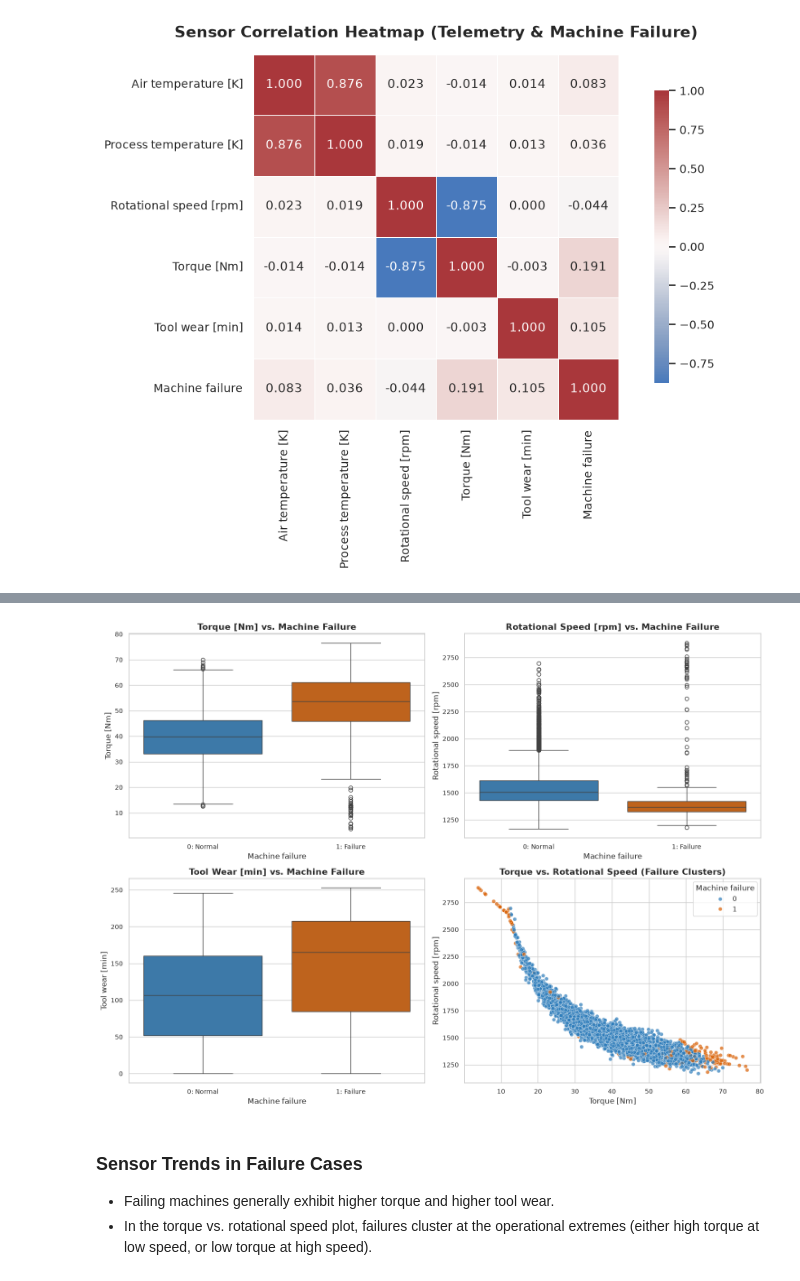
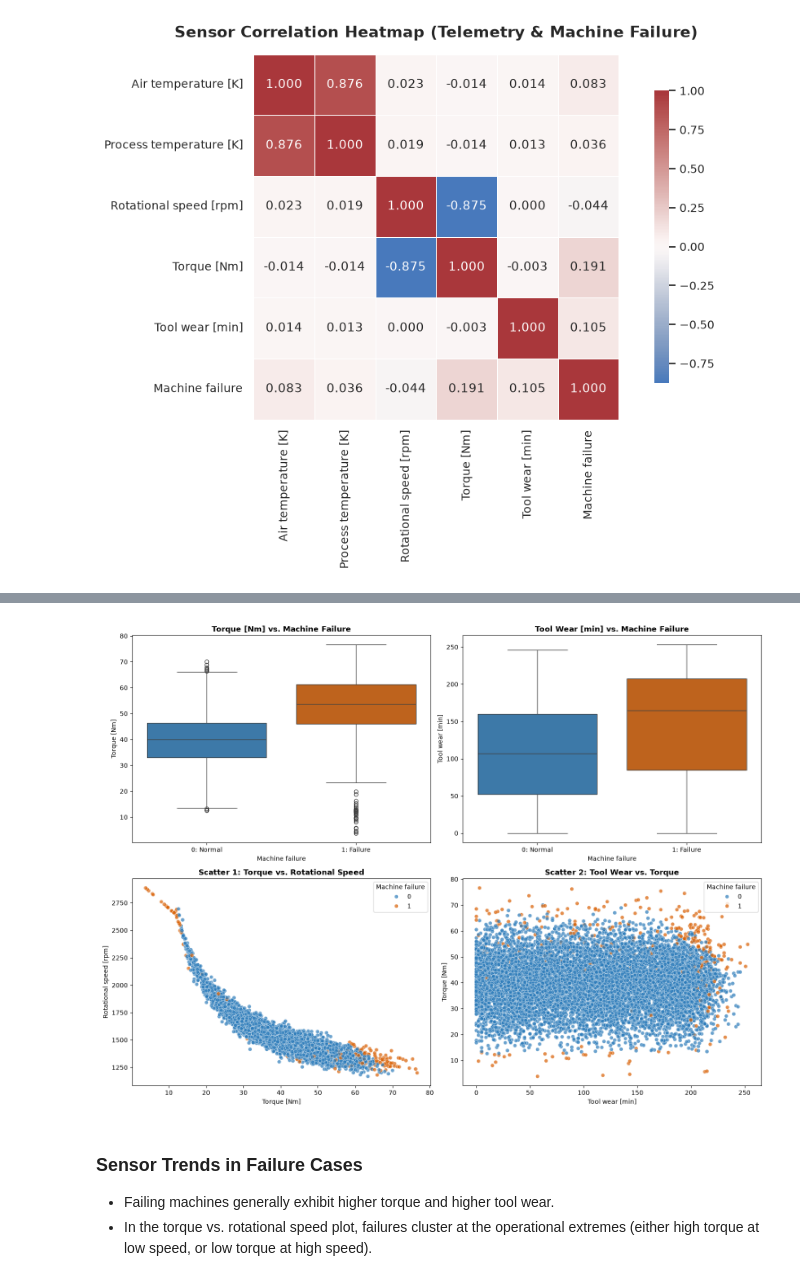
Before and after one commit to Nandot006/machine-health-profiling, a Jupyter notebook: notebooks/02_Classification_AI4I.ipynb, the cells around one changed output, grey strips where cells are left out. Cells and saved outputs as stored; diff of their text form; code cells hidden in the pictures.

Commit message:
update eda scatter plots, outlier checks, and feature engineering justifications

```diff
--- a/notebooks/02_Classification_AI4I.ipynb
+++ b/notebooks/02_Classification_AI4I.ipynb
@@ -183,29 +200,28 @@ plt.show()
 # %%
 fig, axes = plt.subplots(2, 2, figsize=(15, 11))
 
 sns.boxplot(x="Machine failure", y="Torque [Nm]", data=df, ax=axes[0, 0], palette=["#2b7bba", "#d95f02"], hue="Machine failure", legend=False)
 axes[0, 0].set_title("Torque [Nm] vs. Machine Failure", fontweight="bold")
 axes[0, 0].set_xticks([0, 1])
 axes[0, 0].set_xticklabels(["0: Normal", "1: Failure"])
 
-sns.boxplot(x="Machine failure", y="Rotational speed [rpm]", data=df, ax=axes[0, 1], palette=["#2b7bba", "#d95f02"], hue="Machine failure", legend=False)
-axes[0, 1].set_title("Rotational Speed [rpm] vs. Machine Failure", fontweight="bold")
+sns.boxplot(x="Machine failure", y="Tool wear [min]", data=df, ax=axes[0, 1], palette=["#2b7bba", "#d95f02"], hue="Machine failure", legend=False)
+axes[0, 1].set_title("Tool Wear [min] vs. Machine Failure", fontweight="bold")
 axes[0, 1].set_xticks([0, 1])
 axes[0, 1].set_xticklabels(["0: Normal", "1: Failure"])
 
-sns.boxplot(x="Machine failure", y="Tool wear [min]", data=df, ax=axes[1, 0], palette=["#2b7bba", "#d95f02"], hue="Machine failure", legend=False)
-axes[1, 0].set_title("Tool Wear [min] vs. Machine Failure", fontweight="bold")
-axes[1, 0].set_xticks([0, 1])
-axes[1, 0].set_xticklabels(["0: Normal", "1: Failure"])
+sns.scatterplot(x="Torque [Nm]", y="Rotational speed [rpm]", hue="Machine failure",
+                data=df, ax=axes[1, 0], alpha=0.7, palette=["#2b7bba", "#d95f02"])
+axes[1, 0].set_title("Scatter 1: Torque vs. Rotational Speed", fontweight="bold")
 
-sns.scatterplot(x="Torque [Nm]", y="Rotational speed [rpm]", hue="Machine failure",
+sns.scatterplot(x="Tool wear [min]", y="Torque [Nm]", hue="Machine failure",
                 data=df, ax=axes[1, 1], alpha=0.7, palette=["#2b7bba", "#d95f02"])
-axes[1, 1].set_title("Torque vs. Rotational Speed (Failure Clusters)", fontweight="bold")
+axes[1, 1].set_title("Scatter 2: Tool Wear vs. Torque", fontweight="bold")
 
 plt.tight_layout()
 plt.show()
 # %% [output]
-[figure, old version]
+[figure, new version]
 # %% [markdown]
 ### Sensor Trends in Failure Cases
 - Failing machines generally exhibit higher torque and higher tool wear.
```
Also changed, not shown: parts of 6 cells of this notebook.
